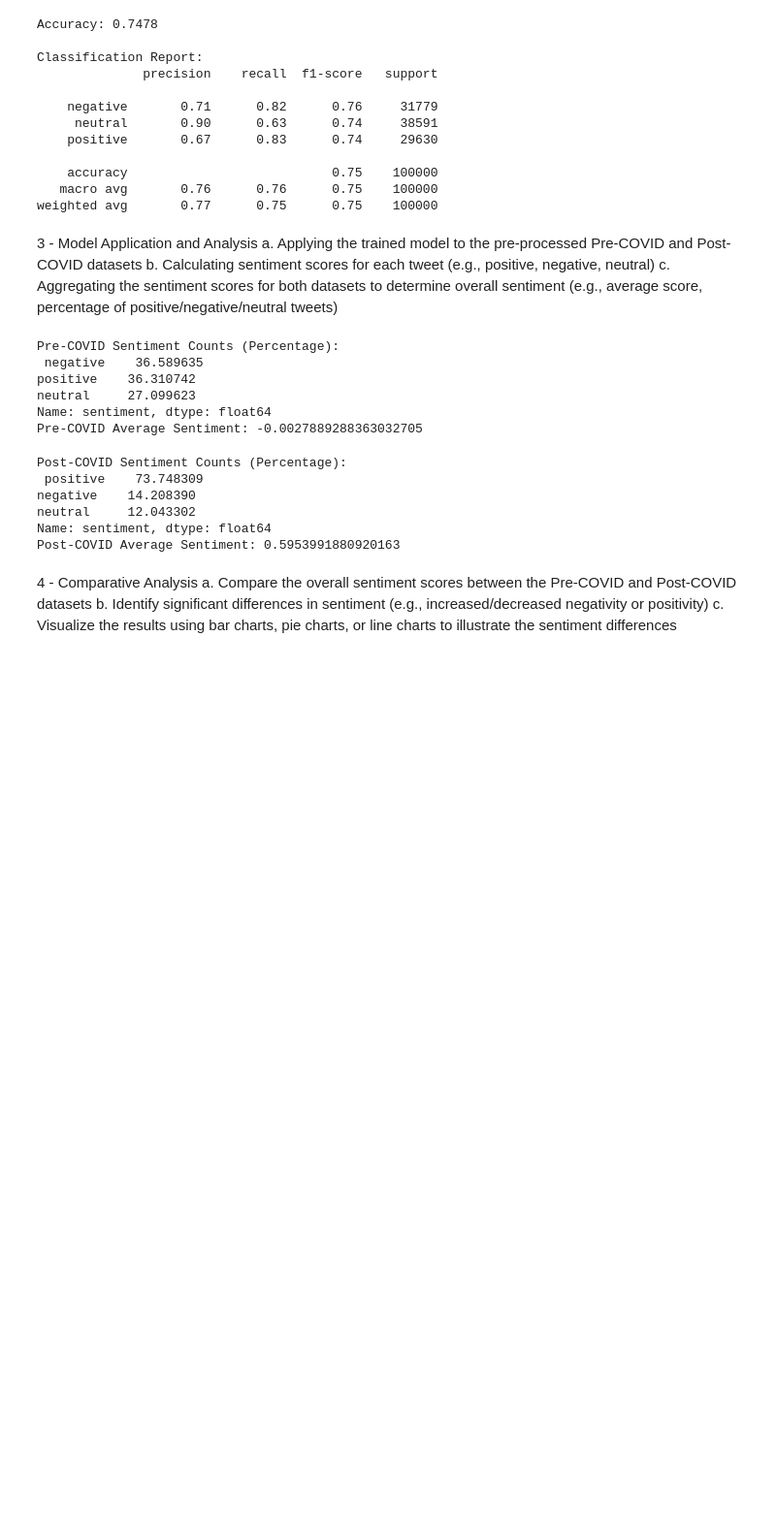
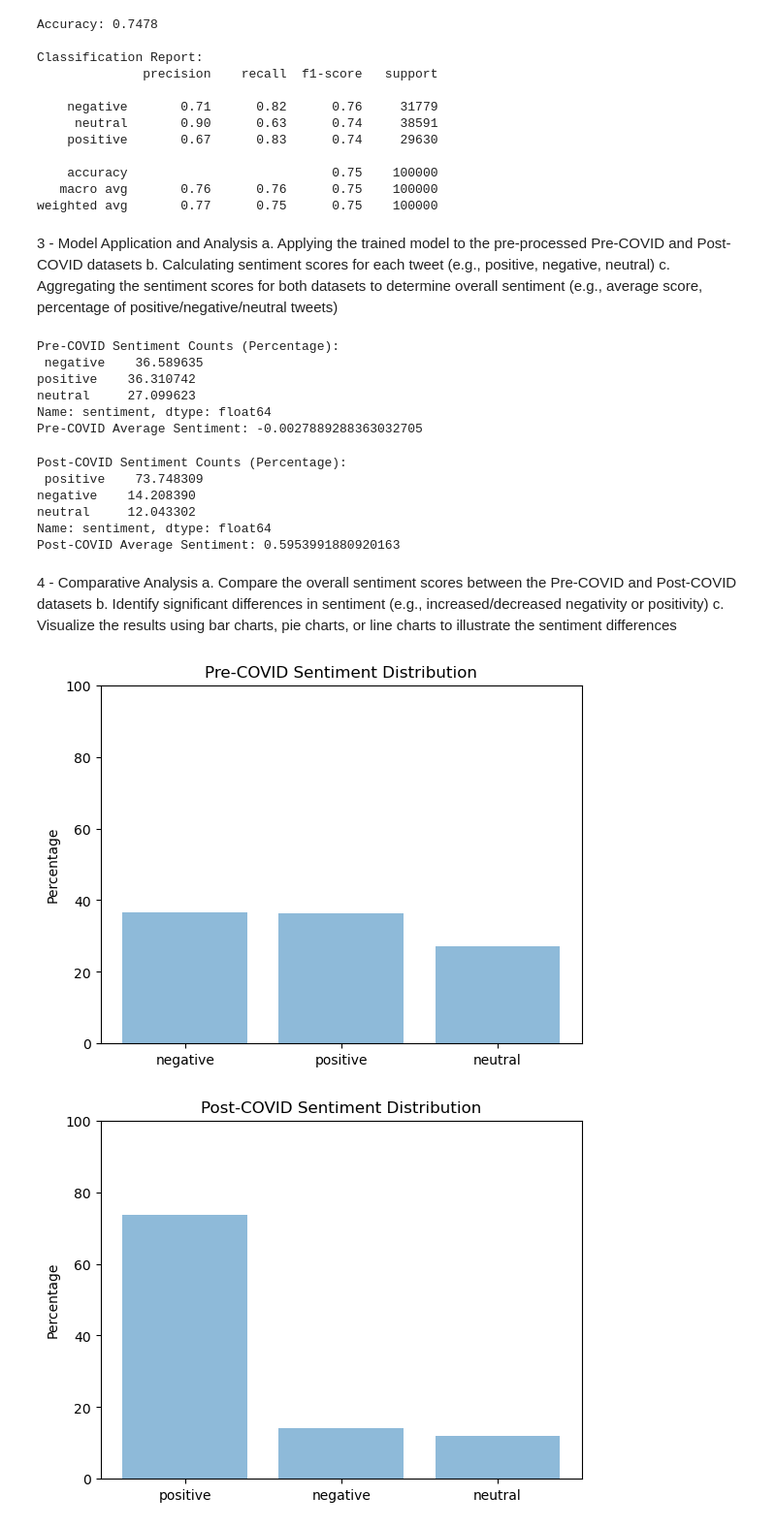
Before and after one commit to hannesyilmaz/SentimentVaccines, a Jupyter notebook: ECDataProject.ipynb, the cells around one changed output. Shown at 97% size. Drawn from its saved outputs; the diff is of its cells as text; code cells hidden in the pictures; blank space fills up the shorter version.

```diff
--- a/ECDataProject.ipynb
+++ b/ECDataProject.ipynb
@@ -234,0 +238,17 @@ c. Visualize the results using bar charts, pie charts, or line charts to illustr
+# %%
+def plot_sentiment_distribution(sentiment_counts, title):
+    labels = sentiment_counts.index
+    sizes = sentiment_counts.values
+
+    fig, ax = plt.subplots()
+    ax.bar(labels, sizes, align='center', alpha=0.5)
+    ax.set_title(title)
+    ax.set_ylabel('Percentage')
+    ax.set_ylim(0, 100)
+    plt.show()
+# %%
+plot_sentiment_distribution(pre_covid_sentiment_counts, 'Pre-COVID Sentiment Distribution')
+plot_sentiment_distribution(post_covid_sentiment_counts, 'Post-COVID Sentiment Distribution')
+# %% [output]
+[figure, added]
+[figure, added]
```
Also changed, not shown: parts of 4 cells of this notebook.
